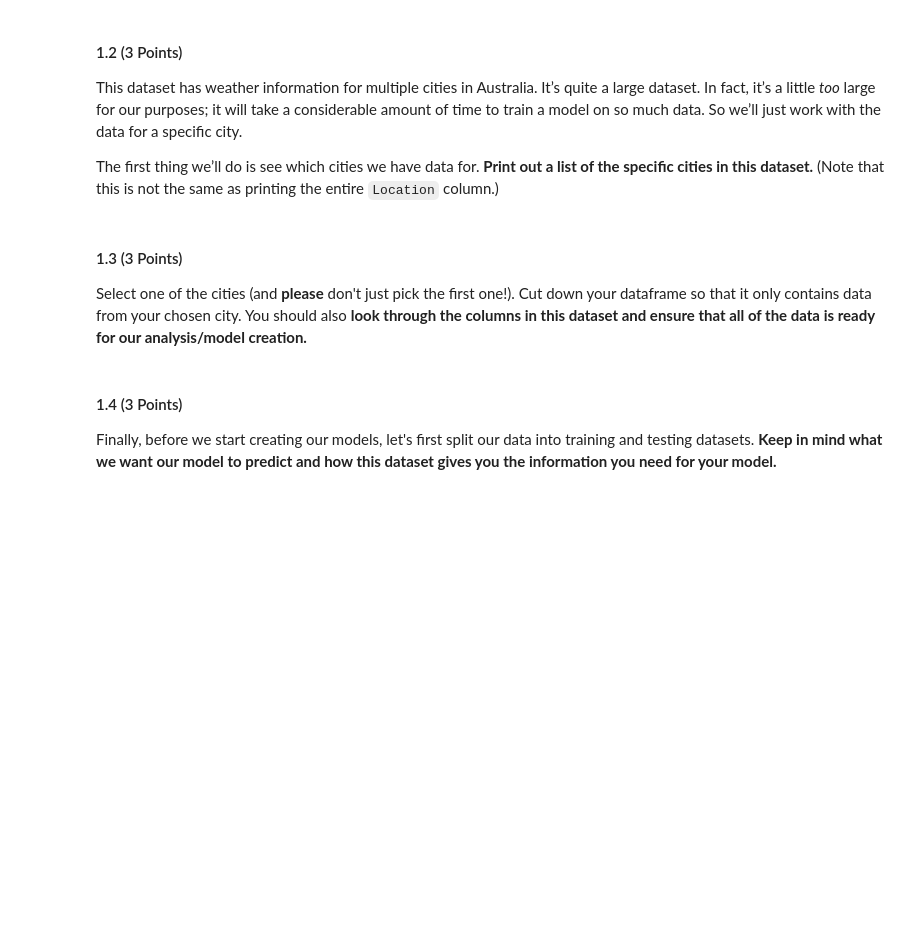
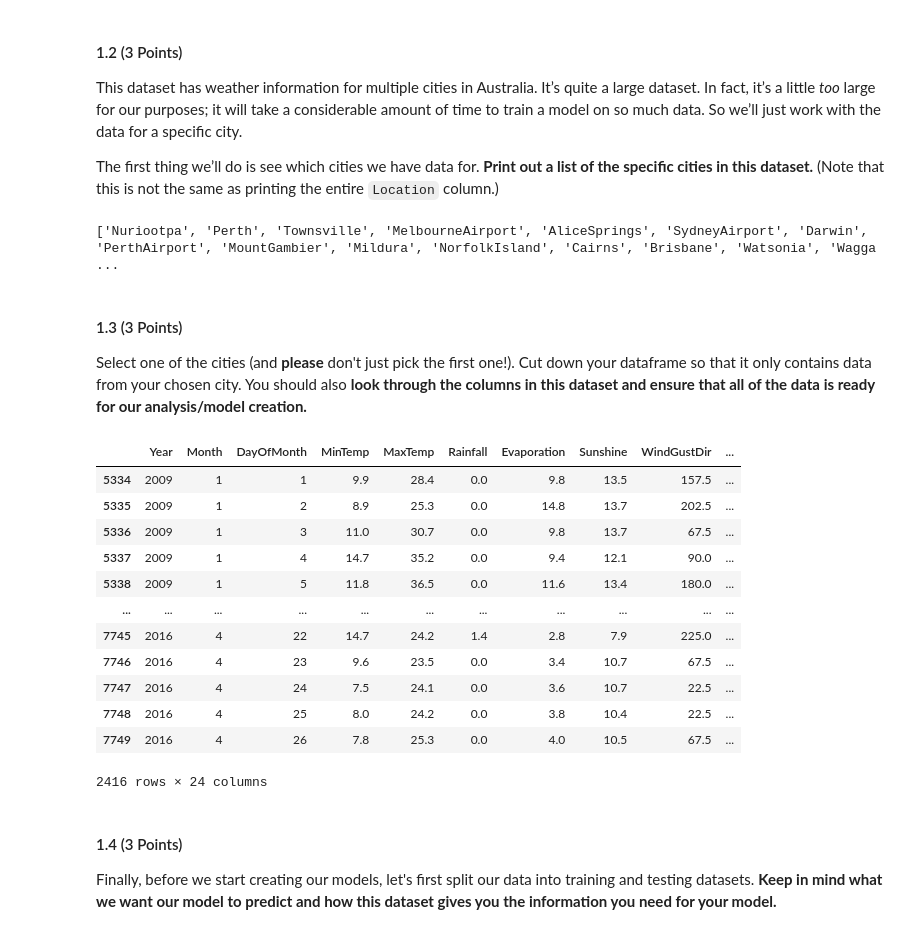
Before and after one commit to JialinQiu/CMSE202-s23-turnin, a Jupyter notebook: hw-04/HW_4_Regression_and_SVM_JialinQiu.ipynb, the cells around one changed output. Cells and saved outputs as stored; diff of their text form; code cells hidden in the pictures; blank space fills up the shorter version.

```diff
--- a/hw-04/HW_4_Regression_and_SVM_JialinQiu.ipynb
+++ b/hw-04/HW_4_Regression_and_SVM_JialinQiu.ipynb
@@ -53,11 +73,34 @@ The first thing we’ll do is see which cities we have data for.
 **Print out a list of the specific cities in this dataset.** (Note that this is not the same as printing the entire `Location` column.)
 # %%
 #Write your code here
+unique_set = set(data["Location"])
+unique_location = list(unique_set)
+print(unique_location)
+# %% [output]
+['Nuriootpa', 'Perth', 'Townsville', 'MelbourneAirport', 'AliceSprings', 'SydneyAirport', 'Darwin', 'PerthAirport', 'MountGambier', 'Mildura', 'NorfolkIsland', 'Cairns', 'Brisbane', 'Watsonia', 'Wagga ...
 # %% [markdown]
 #### 1.3 (3 Points)
 Select one of the cities (and **please** don't just pick the first one!). Cut down your dataframe so that it only contains data from your chosen city. You should also **look through the columns in this dataset and ensure that all of the data is ready for our analysis/model creation.**
 # %%
 #Write your code here
+WaggaWagga = data[data["Location"] == "WaggaWagga"]
+wagga = WaggaWagga.drop(columns = ["Location"])
+# %%
+wagga
+# %% [output]
+|  | Year | Month | DayOfMonth | MinTemp | MaxTemp | Rainfall | Evaporation | Sunshine | WindGustDir | ... |
+| 5334 | 2009 | 1 | 1 | 9.9 | 28.4 | 0.0 | 9.8 | 13.5 | 157.5 | ... |
+| 5335 | 2009 | 1 | 2 | 8.9 | 25.3 | 0.0 | 14.8 | 13.7 | 202.5 | ... |
+| 5336 | 2009 | 1 | 3 | 11.0 | 30.7 | 0.0 | 9.8 | 13.7 | 67.5 | ... |
+| 5337 | 2009 | 1 | 4 | 14.7 | 35.2 | 0.0 | 9.4 | 12.1 | 90.0 | ... |
+| 5338 | 2009 | 1 | 5 | 11.8 | 36.5 | 0.0 | 11.6 | 13.4 | 180.0 | ... |
+| ... | ... | ... | ... | ... | ... | ... | ... | ... | ... | ... |
+| 7745 | 2016 | 4 | 22 | 14.7 | 24.2 | 1.4 | 2.8 | 7.9 | 225.0 | ... |
+| 7746 | 2016 | 4 | 23 | 9.6 | 23.5 | 0.0 | 3.4 | 10.7 | 67.5 | ... |
+| 7747 | 2016 | 4 | 24 | 7.5 | 24.1 | 0.0 | 3.6 | 10.7 | 22.5 | ... |
+| 7748 | 2016 | 4 | 25 | 8.0 | 24.2 | 0.0 | 3.8 | 10.4 | 22.5 | ... |
+| 7749 | 2016 | 4 | 26 | 7.8 | 25.3 | 0.0 | 4.0 | 10.5 | 67.5 | ... |
+2416 rows × 24 columns
 # %% [markdown]
 #### 1.4 (3 Points)
 Finally, before we start creating our models, let's first split our data into training and testing datasets. **Keep in mind what we want our model to predict and how this dataset gives you the information you need for your model.**
```
Also changed, not shown: parts of 12 cells of this notebook, 1 other file.
